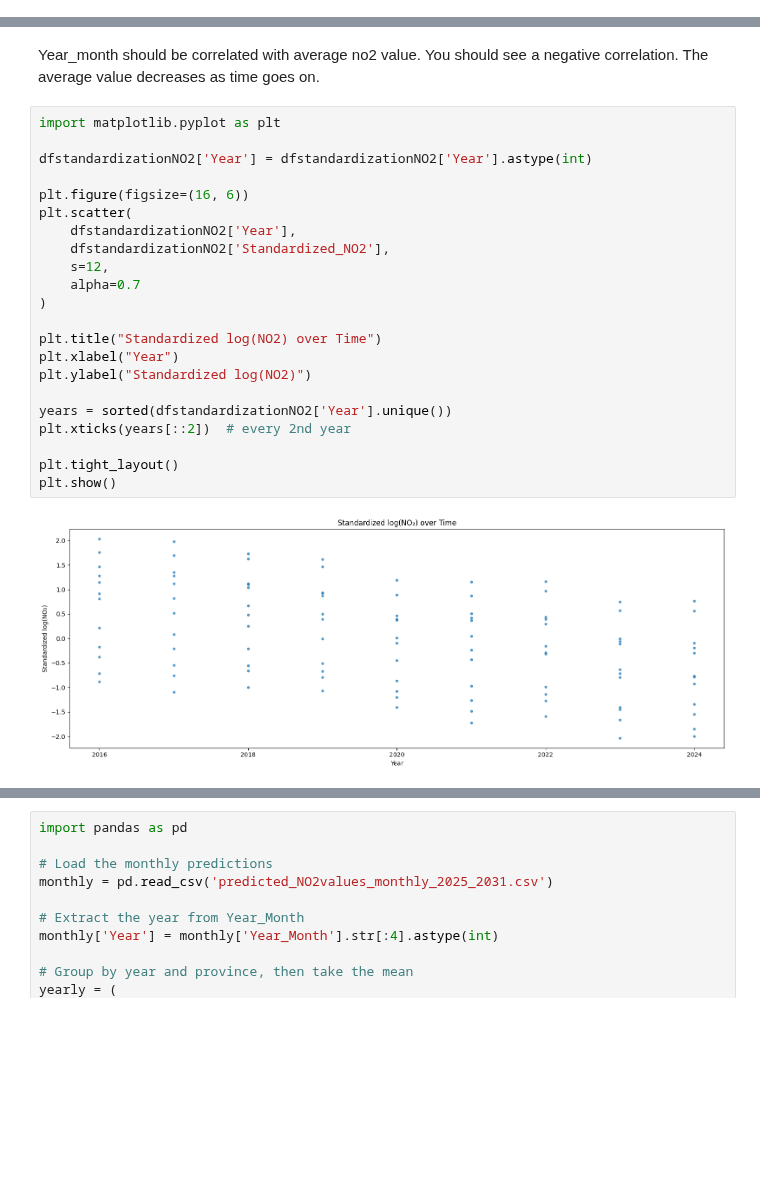
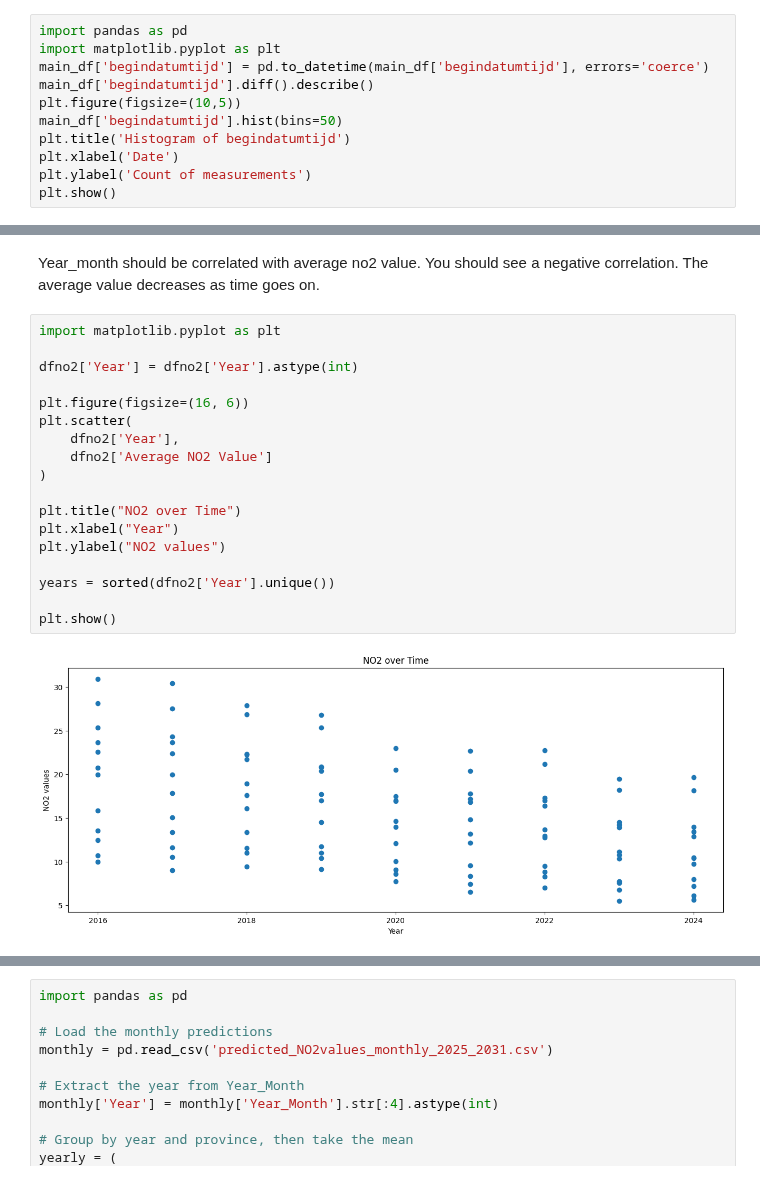
Before and after one commit to R-Zaid/DSS-project, a Jupyter notebook: main/Prediction/NO2_dataset.ipynb, the cells around one changed output, grey strips where cells are left out. Saved outputs shown, nothing was run; the diff lists cells and outputs as text; blank space fills up the shorter version.

```diff
--- a/main/Prediction/NO2_dataset.ipynb
+++ b/main/Prediction/NO2_dataset.ipynb
@@ -263,0 +301,11 @@ max    4.350000e+02
+# %%
+import pandas as pd
+import matplotlib.pyplot as plt
+main_df['begindatumtijd'] = pd.to_datetime(main_df['begindatumtijd'], errors='coerce')
+main_df['begindatumtijd'].diff().describe()
+plt.figure(figsize=(10,5))
+main_df['begindatumtijd'].hist(bins=50)
+plt.title('Histogram of begindatumtijd')
+plt.xlabel('Date')
+plt.ylabel('Count of measurements')
+plt.show()
@@ -838,27 +900,23 @@ Year_month should be correlated with average no2 value. You should see a negativ
 # %%
 import matplotlib.pyplot as plt
 
-dfstandardizationNO2['Year'] = dfstandardizationNO2['Year'].astype(int)
+dfno2['Year'] = dfno2['Year'].astype(int)
 
 plt.figure(figsize=(16, 6))
 plt.scatter(
-    dfstandardizationNO2['Year'],
-    dfstandardizationNO2['Standardized_NO2'],
-    s=12,
-    alpha=0.7
+    dfno2['Year'],
+    dfno2['Average NO2 Value']
 )
 
-plt.title("Standardized log(NO2) over Time")
+plt.title("NO2 over Time")
 plt.xlabel("Year")
-plt.ylabel("Standardized log(NO2)")
+plt.ylabel("NO2 values")
 
-years = sorted(dfstandardizationNO2['Year'].unique())
-plt.xticks(years[::2])  # every 2nd year
+years = sorted(dfno2['Year'].unique())
 
-plt.tight_layout()
 plt.show()
 # %% [output]
-[figure, old version]
+[figure, new version]
 # %%
 import pandas as pd
 import matplotlib.pyplot as plt
```
Also changed, not shown: parts of 14 cells of this notebook, 2 other files.
